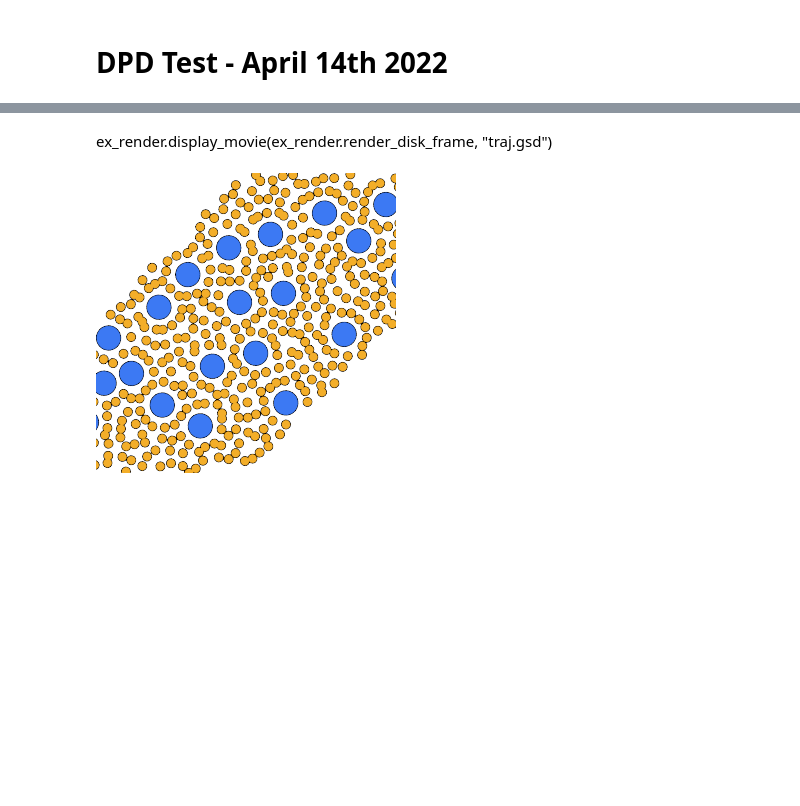
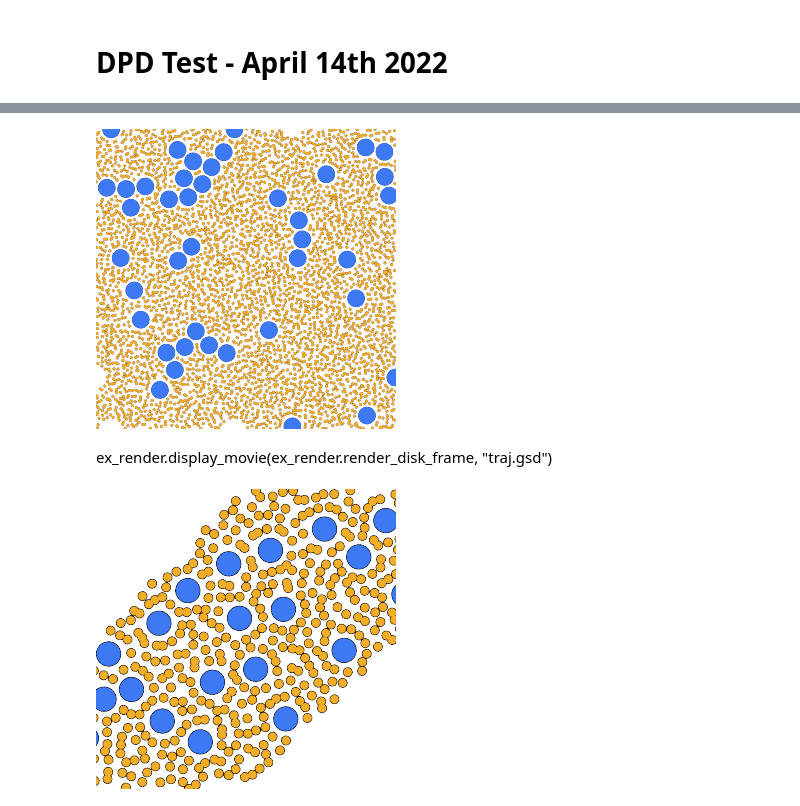
Before and after one commit to ianrgraham/monk, a Jupyter notebook: experiments/colloid-dpd/dpd-test.ipynb, the cells around one changed output, grey strips where cells are left out. Saved outputs shown, nothing was run; the diff lists cells and outputs as text; code cells hidden in the pictures; blank space fills up the shorter version.

```diff
--- a/experiments/colloid-dpd/dpd-test.ipynb
+++ b/experiments/colloid-dpd/dpd-test.ipynb
@@ -18,11 +22,11 @@ import ex_render
 # %%
-seed = 124
-device = hoomd.device.auto_select()
-sim = hoomd.Simulation(device, seed=seed)
 
-N = 512
+
+r_l = 5.0
+
+N = 4096
 rng = prep.init_rng(seed + 1)
-snap = prep.approx_euclidean_snapshot(N, 100, rng, ratios=[5,95], diams=[2.5, 1.0])
+snap = prep.approx_euclidean_snapshot(N, 400, rng, ratios=[1,99], diams=[r_l, 1.0])
 
 sim.create_state_from_snapshot(snap)
 sim.always_compute_pressure = True
@@ -83,3 +70,23 @@ sim.operations.updaters.append(resize_box)
+# %%
+sim.operations.computes.clear()
+thermodynamic_properties = hoomd.md.compute.ThermodynamicQuantities(
+    filter=hoomd.filter.All())
+sim.operations.computes.append(thermodynamic_properties)
+
+
+variant = hoomd.variant.Ramp(0, 1, sim.timestep, t_ramp=10_000)
+
+initial_box = sim.state.box
+final_box = hoomd.Box.from_box(initial_box)  # make a copy of initial_box
+final_rho = 0.6
+final_box.volume = sim.state.N_particles / final_rho
+
+resize_box = hoomd.update.BoxResize(hoomd.trigger.Periodic(10), sim.state.box, final_box, variant)
+
+sim.operations.updaters.clear()
+sim.operations.updaters.append(resize_box)
+# %%
+sim.run(110_000)
 # %%
 thermodynamic_properties.pressure
 # %% [output]
@@ -87,3 +94,5 @@ thermodynamic_properties.pressure
-# %%
-sim.run(10_000)
+# %%
+ex_render.render_disk_frame(frame=sim.state.get_snapshot())
+# %% [output]
+[figure, added]
 # %%
```
Also changed, not shown: parts of 7 cells of this notebook.
